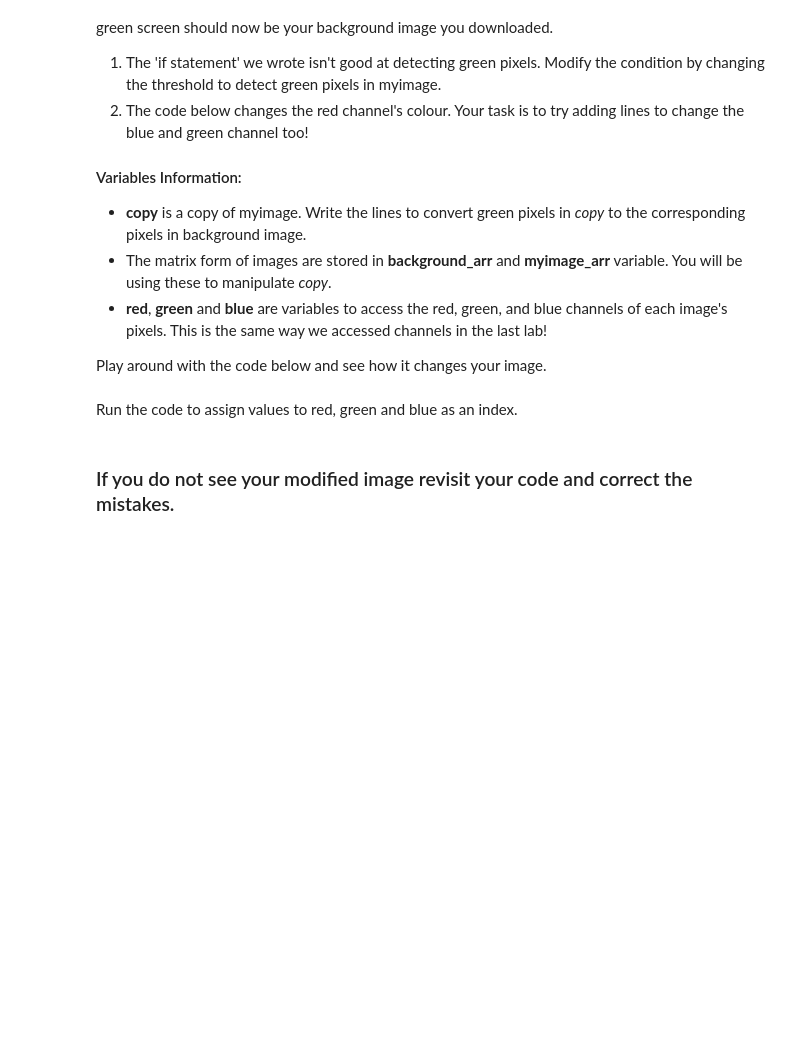
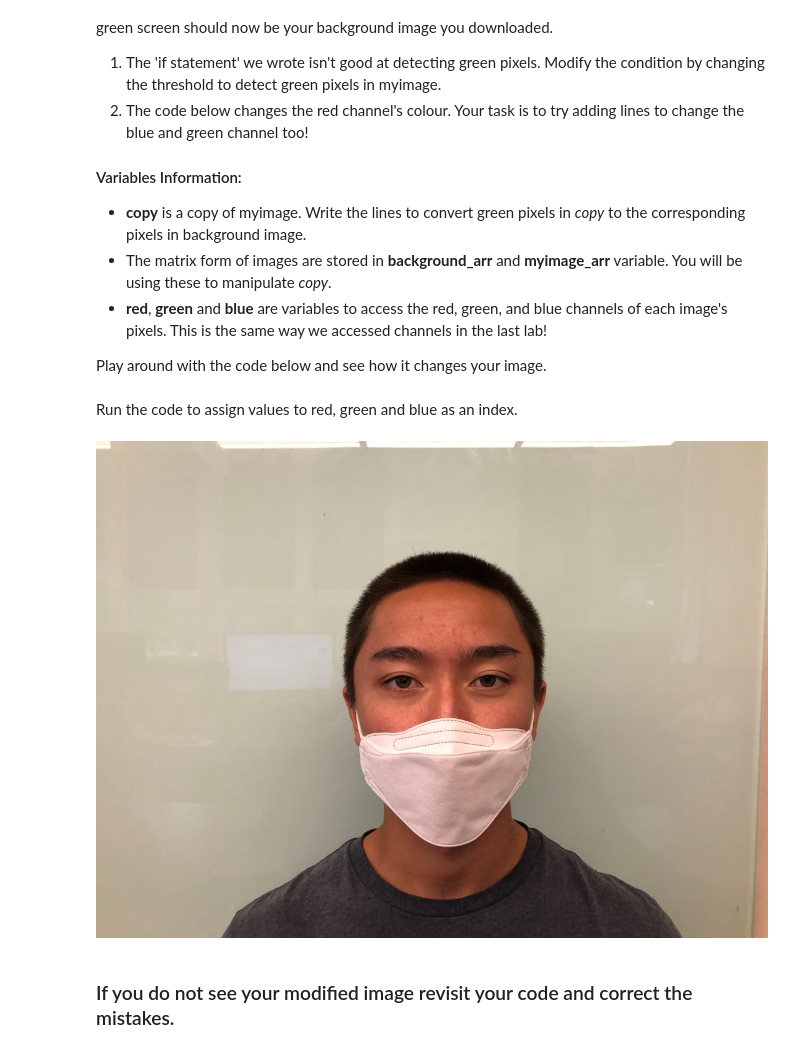
Before and after one commit to Uni-High-Fall-21-Computer-Programming/chromakey-BennySoymilk, a Jupyter notebook: chromakey.ipynb, the cells around one changed output. Saved outputs shown, nothing was run; the diff lists cells and outputs as text; code cells hidden in the pictures; blank space fills up the shorter version.

```diff
--- a/chromakey.ipynb
+++ b/chromakey.ipynb
@@ -109,7 +117,7 @@ samples = [(x,y), (a,b), (c, d), (e, f), (g, h)]
 Note that the letters here are placeholders - in your code, each letter needs to be a number representing the pixel's location.
 # %%
 # add at least 5 coordinates of pixels (in the below list) that you think are green in your image
-samples = []
+samples = [(20, 20), (390, 20), (10, 390), (390, 390), (200, 10)]
 # An example samples array with pixels is shown below, fill in the array above according to your image
 # samples = [(0, 0), (50,50), (10, 10), (300, 300), (350, 200) ]
 for i, j in samples:
@@ -137,17 +151,20 @@ red, green, blue = 0, 1, 2
 # %%
 copy = numpy.copy(myimage_arr) #Make a copy, so we aren't changing the original image
 for j in range(width):
   for i in range(height):
     # Your task: Modify the threshold in if condition to extract all the green pixels.
     # NOTE: Your task is only to modify 1 code line below and change the numbers (threshold) for each
     # channel until you are satisfied with the result
-    if myimage_arr[i, j, green] > 30 and myimage_arr[i, j, blue] < 120 and myimage_arr[i, j, red] > 160:
-      copy[i, j] = [0, 0, 0] # initially make the pixel black (0, 0, 0)
+    if myimage_arr[i, j, green] > 20 and myimage_arr[i, j, blue] < 20 and myimage_arr[i, j, red] > 170:
+      copy[i, j] = [0, 0, 0]
+      # initially make the pixel black (0, 0, 0)
       #copy[i, j, red] = background_arr[i, j, red]
       # Your task: write the lines for green and blue pixel values from background_arr
 
 newimg = Image.fromarray(copy)
 display(newimg)
+# %% [output]
+[figure, added]
 # %% [markdown]
 ### If you do not see your modified image revisit your code and correct the mistakes.
 # %% [markdown]
```
Also changed, not shown: parts of 5 cells of this notebook.
